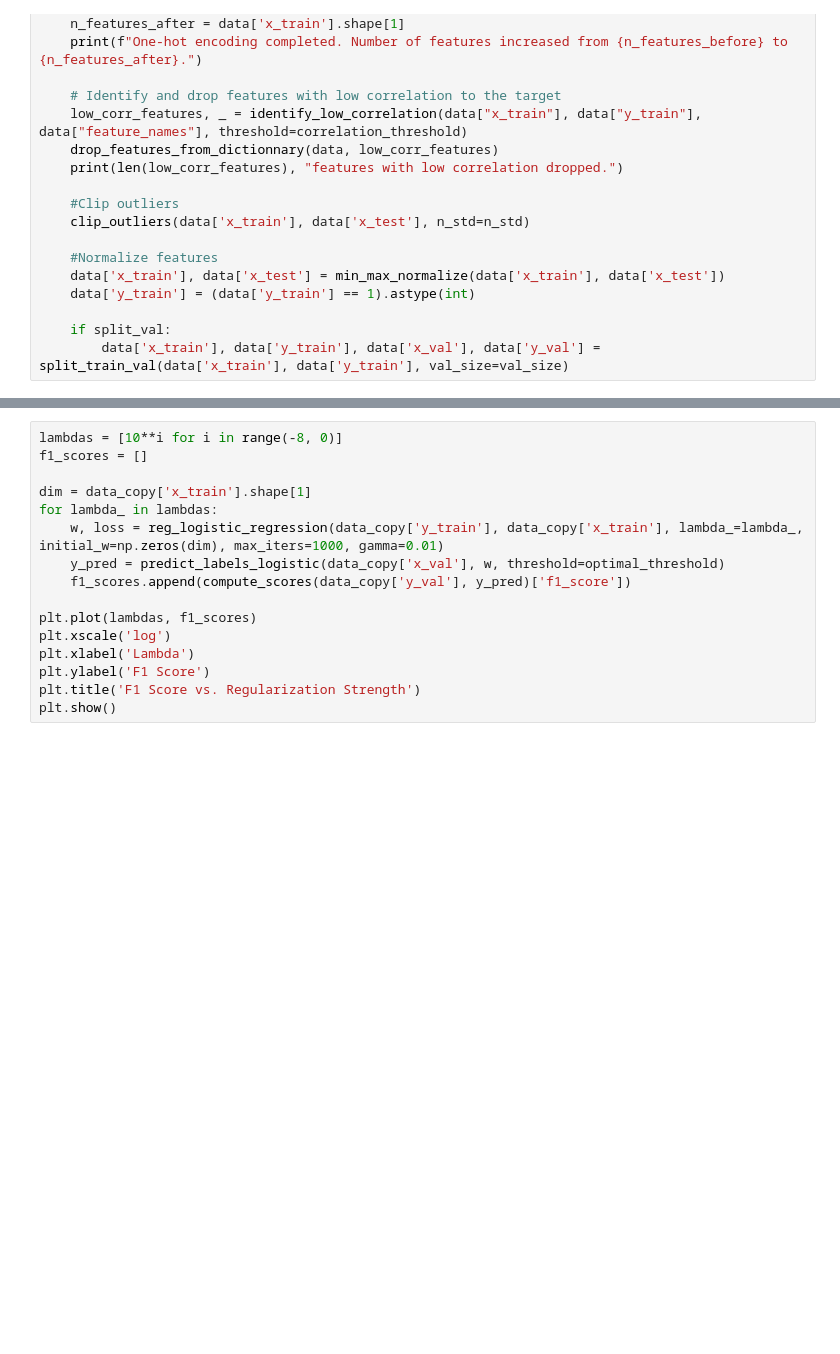
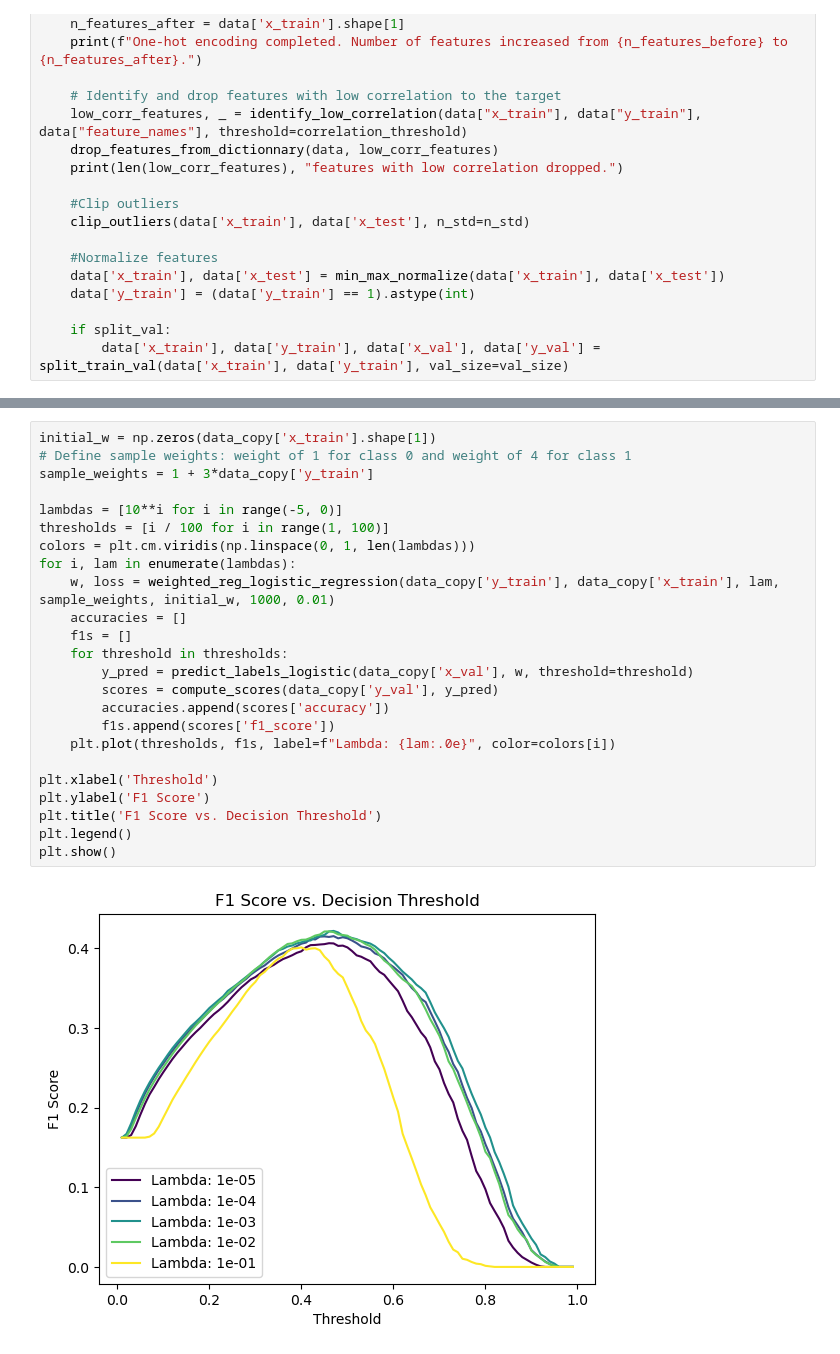
Before and after one commit to nathanmutin/MilaLyon, a Jupyter notebook: process.ipynb, the cells around one changed output, grey strips where cells are left out. Cells and saved outputs as stored; diff of their text form; blank space fills up the shorter version.

```diff
--- a/process.ipynb
+++ b/process.ipynb
@@ -127,17 +129,27 @@ Optimal threshold based on F1 score: 0.16
-# %%
-lambdas = [10**i for i in range(-8, 0)]
-f1_scores = []
-
-dim = data_copy['x_train'].shape[1]
-for lambda_ in lambdas:
-    w, loss = reg_logistic_regression(data_copy['y_train'], data_copy['x_train'], lambda_=lambda_, initial_w=np.zeros(dim), max_iters=1000, gamma=0.01)
-    y_pred = predict_labels_logistic(data_copy['x_val'], w, threshold=optimal_threshold)
-    f1_scores.append(compute_scores(data_copy['y_val'], y_pred)['f1_score'])
-
-plt.plot(lambdas, f1_scores)
-plt.xscale('log')
-plt.xlabel('Lambda')
-plt.ylabel('F1 Score')
-plt.title('F1 Score vs. Regularization Strength')
-plt.show()
+# %%
+initial_w = np.zeros(data_copy['x_train'].shape[1])
+# Define sample weights: weight of 1 for class 0 and weight of 4 for class 1
+sample_weights = 1 + 3*data_copy['y_train']
+
+lambdas = [10**i for i in range(-5, 0)]
+thresholds = [i / 100 for i in range(1, 100)]
+colors = plt.cm.viridis(np.linspace(0, 1, len(lambdas)))
+for i, lam in enumerate(lambdas):
+    w, loss = weighted_reg_logistic_regression(data_copy['y_train'], data_copy['x_train'], lam, sample_weights, initial_w, 1000, 0.01)
+    accuracies = []
+    f1s = []
+    for threshold in thresholds:
+        y_pred = predict_labels_logistic(data_copy['x_val'], w, threshold=threshold)
+        scores = compute_scores(data_copy['y_val'], y_pred)
+        accuracies.append(scores['accuracy'])
+        f1s.append(scores['f1_score'])
+    plt.plot(thresholds, f1s, label=f"Lambda: {lam:.0e}", color=colors[i])
+
+plt.xlabel('Threshold')
+plt.ylabel('F1 Score')
+plt.title('F1 Score vs. Decision Threshold')
+plt.legend()
+plt.show()
+# %% [output]
+[figure, added]
 # %%
```
Also changed, not shown: parts of 8 cells of this notebook, 3 other files.
